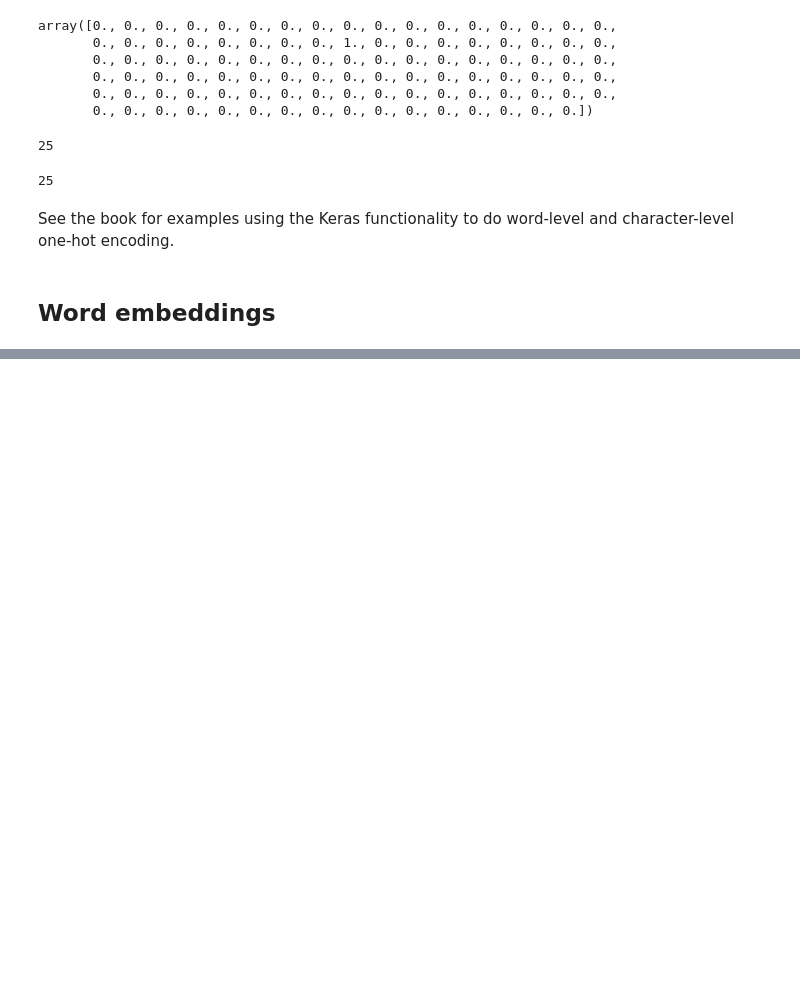
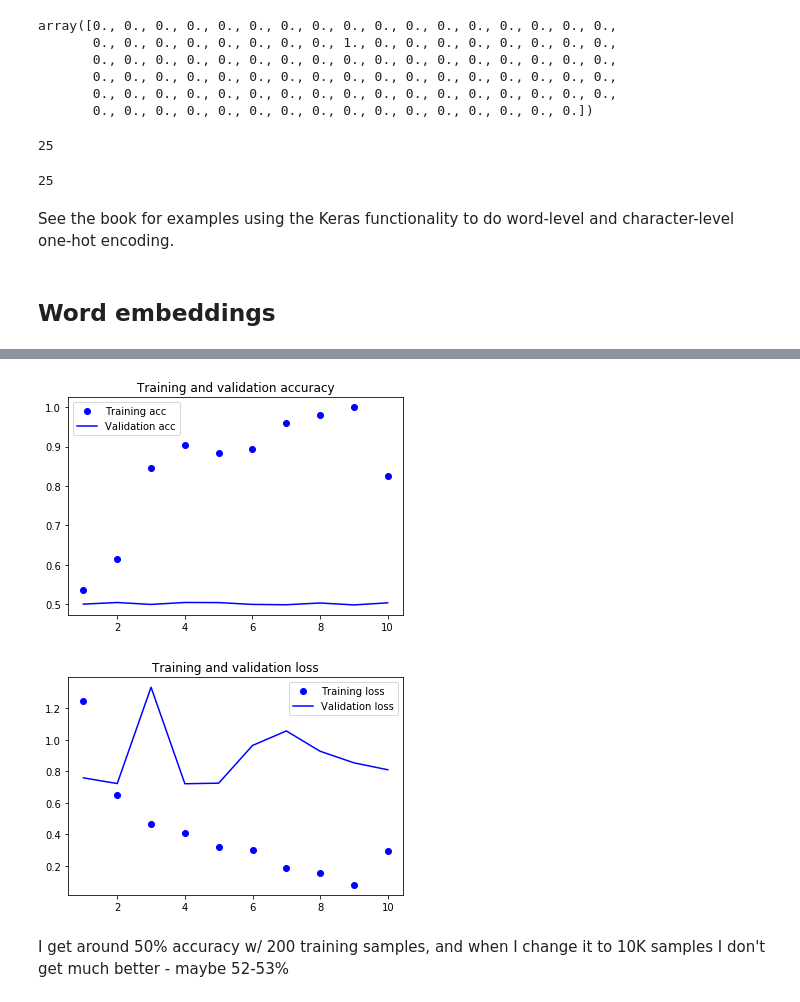
Before and after one commit to aenfield/DeepLearningWithPython, a Jupyter notebook: TextAndSequences.ipynb, the cells around one changed output, grey strips where cells are left out. Cells and saved outputs as stored; diff of their text form; code cells hidden in the pictures; blank space fills up the shorter version.

```diff
--- a/TextAndSequences.ipynb
+++ b/TextAndSequences.ipynb
@@ -141,0 +408,9 @@ See the book for examples using the Keras functionality to do word-level and cha
+# %%
+embedding_dim = 100
+
+embedding_matrix = np.zeros((max_words, embedding_dim))
+for word, i in word_index.items():
+    if i < max_words:
+        embedding_vector = embeddings_index.get(word)
+        if embedding_vector is not None:
+            embedding_matrix[i] = embedding_vector
@@ -141,0 +441,7 @@ See the book for examples using the Keras functionality to do word-level and cha
+# %%
+model = Sequential()
+model.add(Embedding(max_words, embedding_dim, input_length=maxlen))
+model.add(Flatten())
+model.add(Dense(32, activation='relu'))
+model.add(Dense(1, activation='sigmoid'))
+model.summary()
@@ -141,0 +467,7 @@ See the book for examples using the Keras functionality to do word-level and cha
+# %%
+model.layers[0].set_weights([embedding_matrix])
+model.layers[0].trainable = False
+# %%
+model.compile(optimizer='rmsprop', loss='binary_crossentropy', metrics=['acc'])
+history = model.fit(x_train, y_train, epochs=10, batch_size=32, validation_data=(x_val, y_val))
+model.save_weights('pre_trained_glove_model.h5')
@@ -141,0 +492,7 @@ See the book for examples using the Keras functionality to do word-level and cha
+# %%
+output_plots(history)
+# %% [output]
+[figure, added]
+[figure, added]
+# %% [markdown]
+I get around 50% accuracy w/ 200 training samples, and when I change it to 10K samples I don't get much better - maybe 52-53%
```
Also changed, not shown: parts of 42 cells of this notebook.
